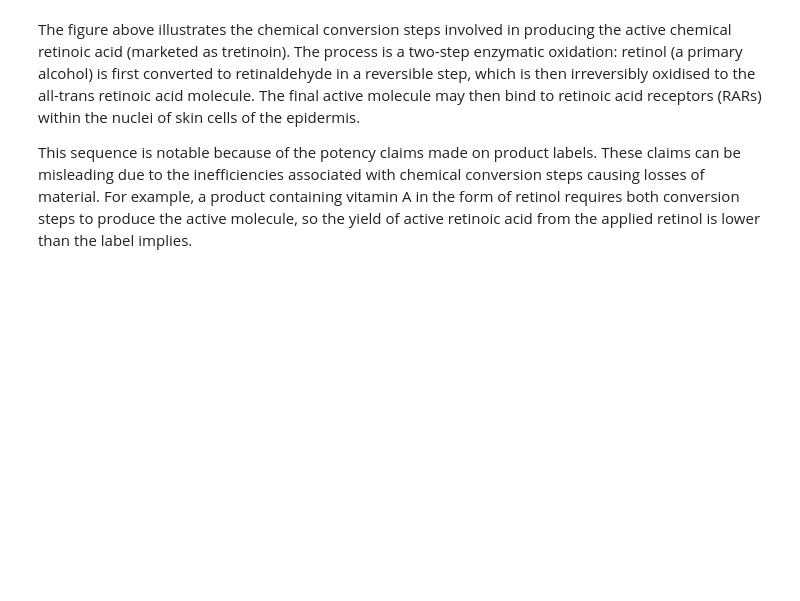
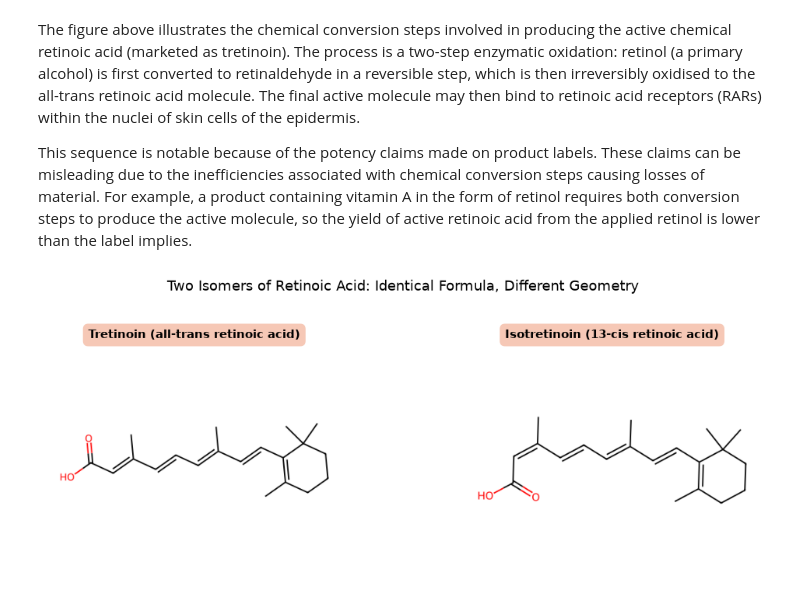
Before and after one commit to luisabbarclay1/Retinoid-analysis, a Jupyter notebook: retinoid_analysis.ipynb, the cells around one changed output. Saved outputs shown, nothing was run; the diff lists cells and outputs as text; code cells hidden in the pictures; blank space fills up the shorter version.

Commit message:
Section 3: geometric isomers

```diff
--- a/retinoid_analysis.ipynb
+++ b/retinoid_analysis.ipynb
@@ -71,3 +71,25 @@ info = {
     "Tretinoin (all-trans retinoic acid)": {"route": "topical", "status": "prescription"},
     "Isotretinoin (13-cis retinoic acid)": {"route": "oral", "status": "prescription"},
 }
+# %%
+import matplotlib.pyplot as plt
+from rdkit.Chem import Draw
+
+pair = [names[2], names[3]]   # tretinoin, isotretinoin
+imgs = [Draw.MolToImage(mols[n], size=(450, 350)) for n in pair]
+
+fig, axes = plt.subplots(1, 2, figsize=(11, 3.8))
+for ax, img, name in zip(axes, imgs, pair):
+    ax.imshow(img)
+    ax.set_title(name, fontsize=11, fontweight="bold",
+                 bbox=dict(boxstyle="round,pad=0.45", facecolor="#F6C8B6",
+                           edgecolor="none"))
+    ax.axis("off")
+
+fig.suptitle("Two Isomers of Retinoic Acid: Identical Formula, Different Geometry",
+             fontsize=13, y=1.04)
+plt.tight_layout()
+plt.savefig("isomer_pair.png", dpi=150, bbox_inches="tight")
+plt.show()
+# %% [output]
+[figure, added]
```
Also changed, not shown: parts of 1 cell of this notebook, 1 other file.
